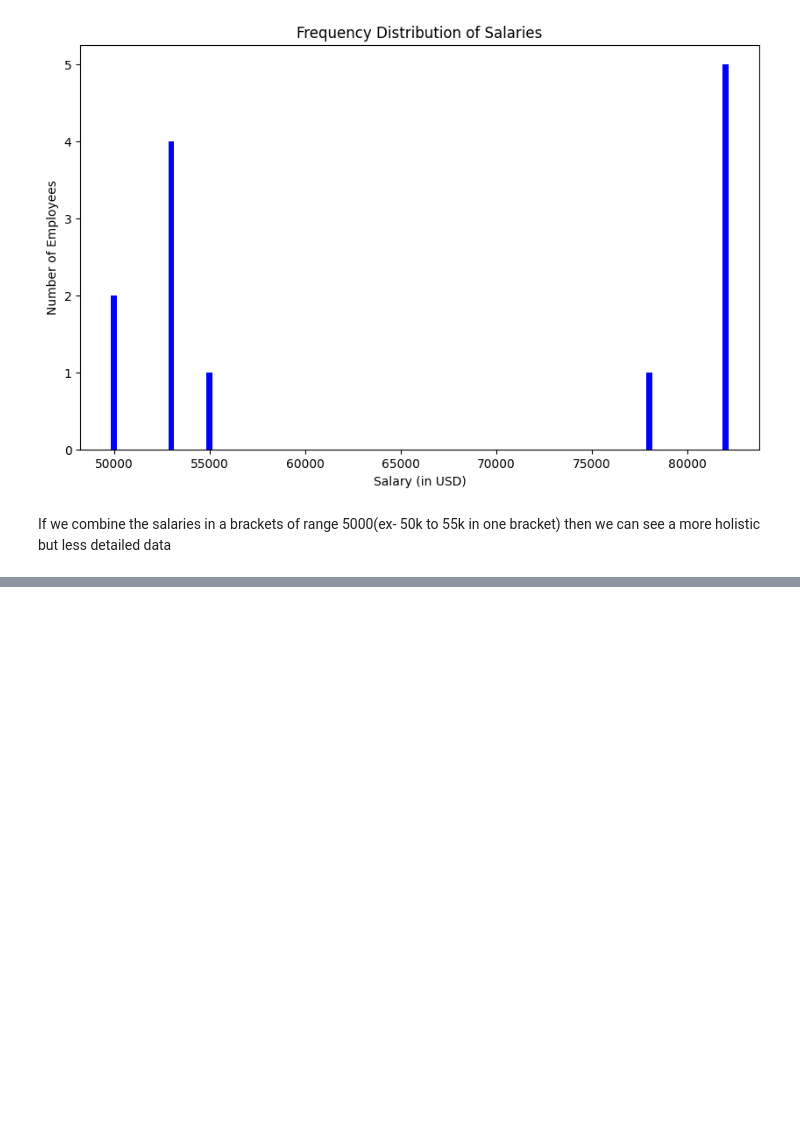
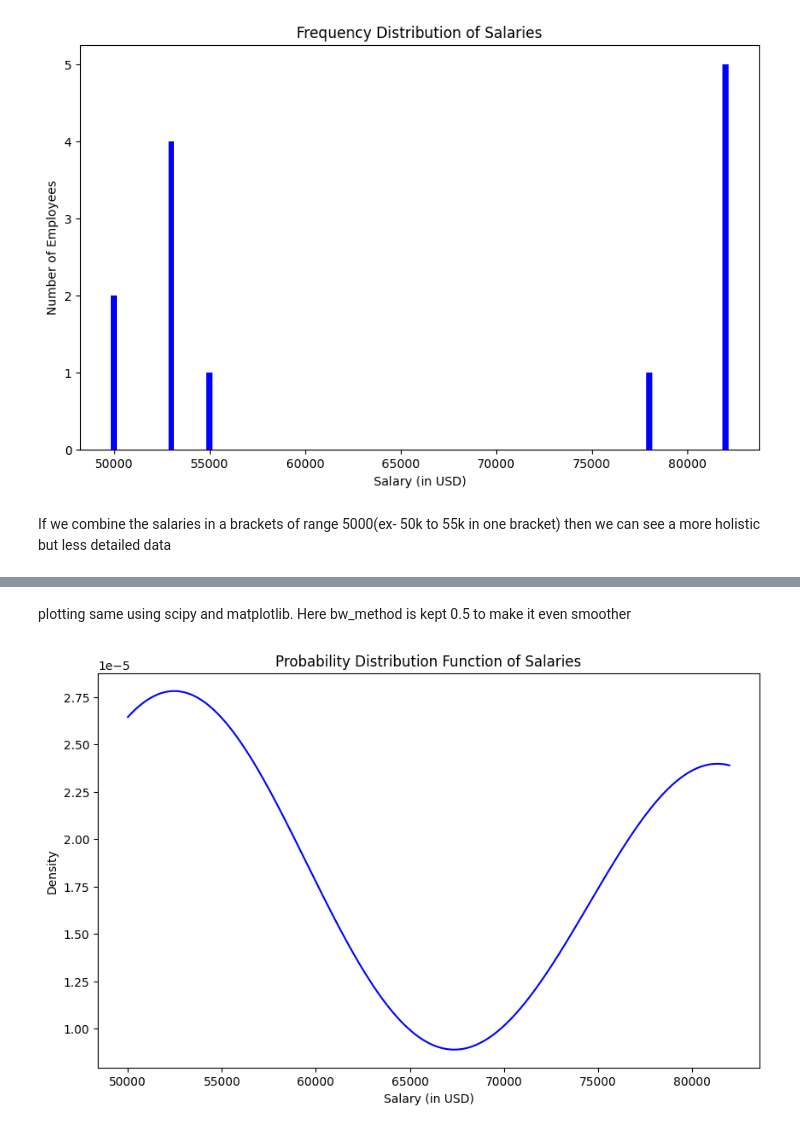
Before and after one commit to vvtrip/python_ds_course, a Jupyter notebook: 01_Prerequisites/02_probability_and_its_usecases.ipynb, the cells around one changed output, grey strips where cells are left out. Drawn from its saved outputs; the diff is of its cells as text; code cells hidden in the pictures; blank space fills up the shorter version.

```diff
--- a/01_Prerequisites/02_probability_and_its_usecases.ipynb
+++ b/01_Prerequisites/02_probability_and_its_usecases.ipynb
@@ -118,0 +166,23 @@ There are both advantage and disadvantage of both the methods
+# %% [markdown]
+plotting same using scipy and matplotlib. Here bw_method is kept 0.5 to make it even smoother
+# %%
+from scipy.stats import gaussian_kde
+
+# Compute KDE
+kde = gaussian_kde(salary_list, bw_method=0.5) #creates kde object for salary_list -> [50000, 50000, 53000, 53000, 53000, 53000, 55000, 78000, 82000, 82000, 82000, 82000, 82000]
+salary_range = np.linspace(min(salaries), max(salaries), 1000) #1000 values
+pdf = kde(salary_range) #1000 values
+
+# Plotting using matplotlib
+plt.figure(figsize=(10, 6))
+plt.plot(salary_range, pdf, color='blue')
+
+# Adding titles and labels
+plt.title('Probability Distribution Function of Salaries')
+plt.xlabel('Salary (in USD)')
+plt.ylabel('Density')
+
+# Show the plot
+plt.show()
+# %% [output]
+[figure, added]
```
Also changed, not shown: parts of 5 cells of this notebook.
